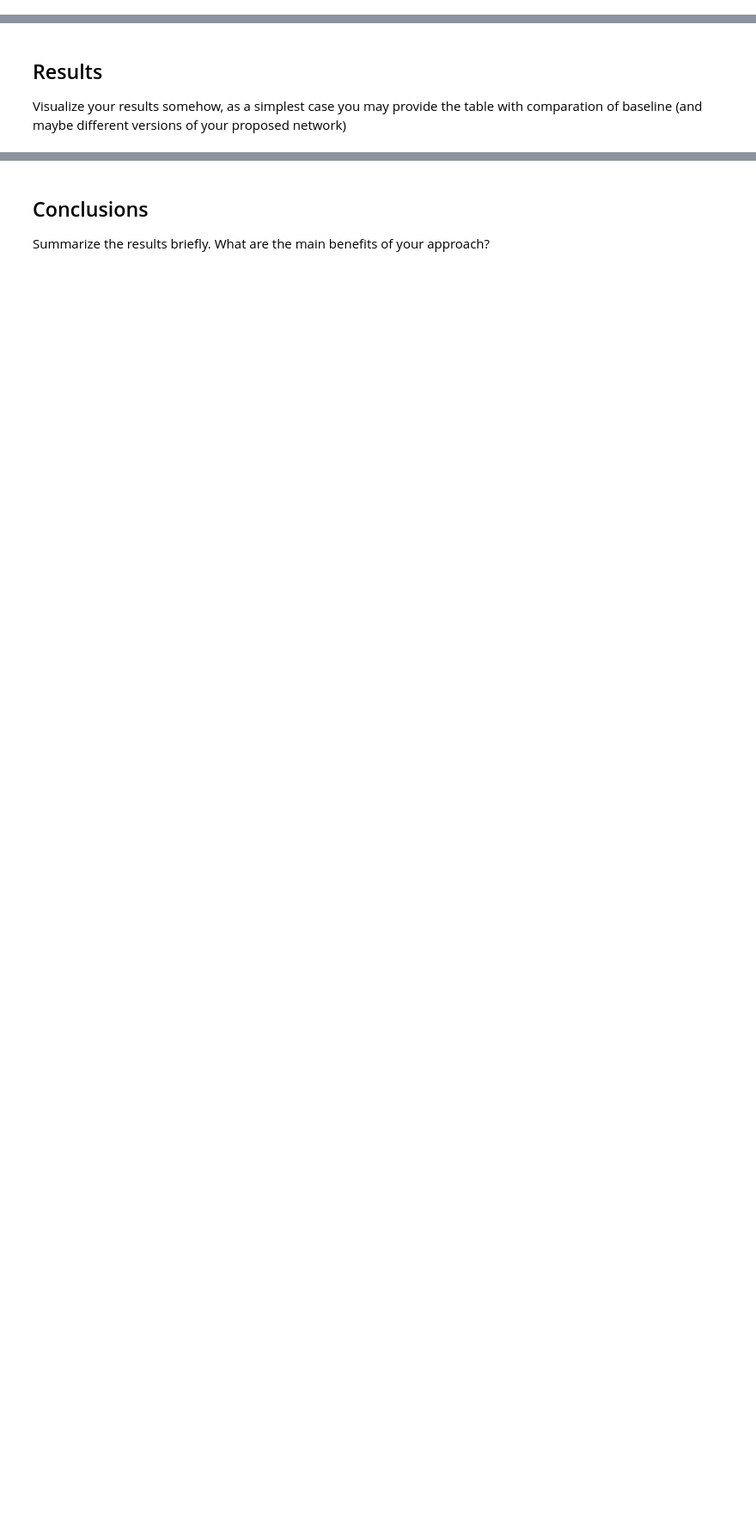
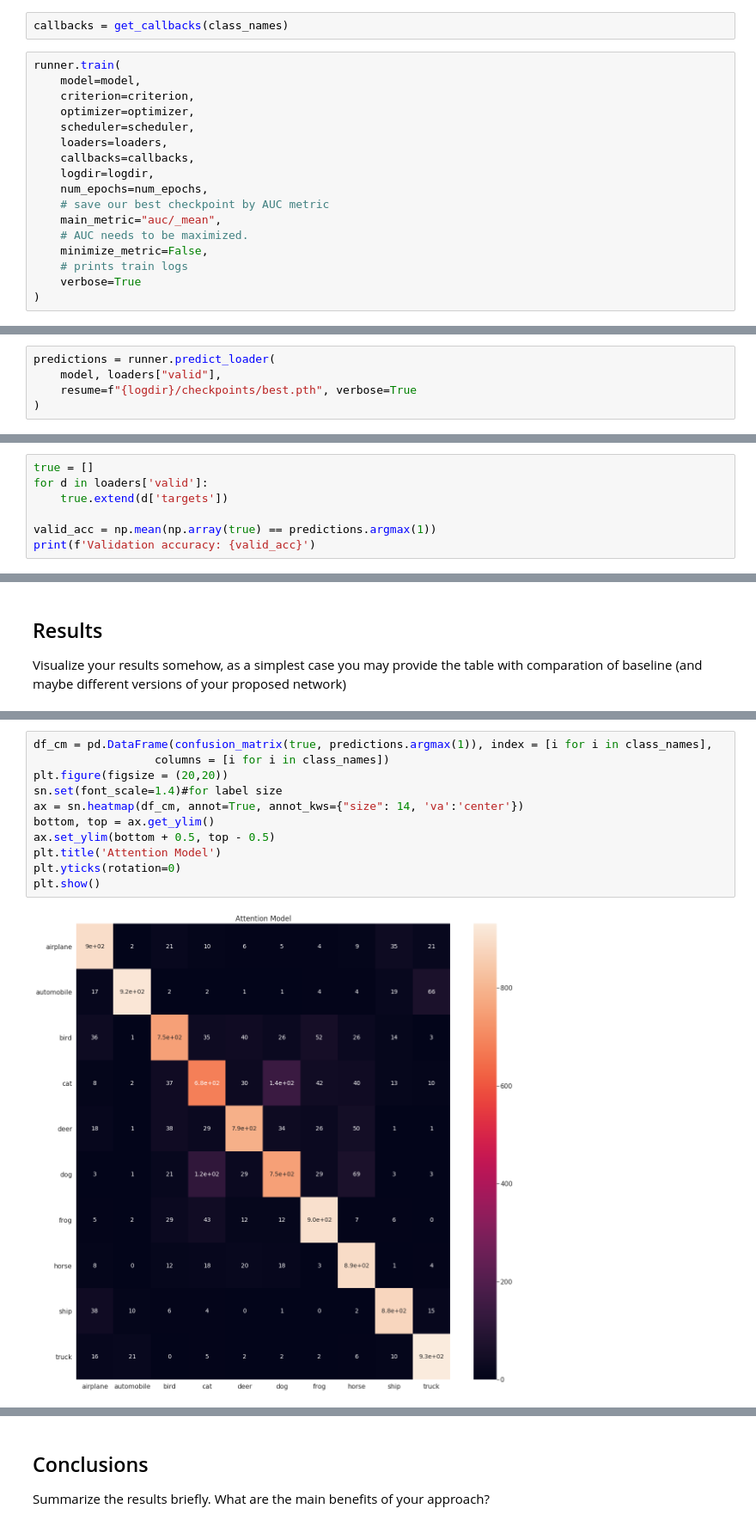
Before and after one commit to Podidiving/standalone_self_attention, a Jupyter notebook: DL_Research101.ipynb, the cells around one changed output, grey strips where cells are left out. Shown at 86% size. Saved outputs shown, nothing was run; the diff lists cells and outputs as text; blank space fills up the shorter version.

```diff
--- a/DL_Research101.ipynb
+++ b/DL_Research101.ipynb
@@ -57,0 +186,19 @@ Compare the results with baseline (and maybe different versions of your proposed
+# %%
+callbacks = get_callbacks(class_names)
+# %%
+runner.train(
+    model=model,
+    criterion=criterion,
+    optimizer=optimizer,
+    scheduler=scheduler,
+    loaders=loaders,
+    callbacks=callbacks,
+    logdir=logdir,
+    num_epochs=num_epochs,
+    # save our best checkpoint by AUC metric
+    main_metric="auc/_mean",
+    # AUC needs to be maximized.
+    minimize_metric=False,
+    # prints train logs
+    verbose=True
+)
@@ -57,0 +219,5 @@ Compare the results with baseline (and maybe different versions of your proposed
+# %%
+predictions = runner.predict_loader(
+    model, loaders["valid"],
+    resume=f"{logdir}/checkpoints/best.pth", verbose=True
+)
@@ -57,0 +228,7 @@ Compare the results with baseline (and maybe different versions of your proposed
+# %%
+true = []
+for d in loaders['valid']:
+    true.extend(d['targets'])
+
+valid_acc = np.mean(np.array(true) == predictions.argmax(1))
+print(f'Validation accuracy: {valid_acc}')
@@ -62,0 +246,13 @@ Visualize your results somehow, as a simplest case you may provide the table wit
+# %%
+df_cm = pd.DataFrame(confusion_matrix(true, predictions.argmax(1)), index = [i for i in class_names],
+                  columns = [i for i in class_names])
+plt.figure(figsize = (20,20))
+sn.set(font_scale=1.4)#for label size
+ax = sn.heatmap(df_cm, annot=True, annot_kws={"size": 14, 'va':'center'})
+bottom, top = ax.get_ylim()
+ax.set_ylim(bottom + 0.5, top - 0.5)
+plt.title('Attention Model')
+plt.yticks(rotation=0)
+plt.show()
+# %% [output]
+[figure, added]
```
Also changed, not shown: parts of 46 cells of this notebook.
